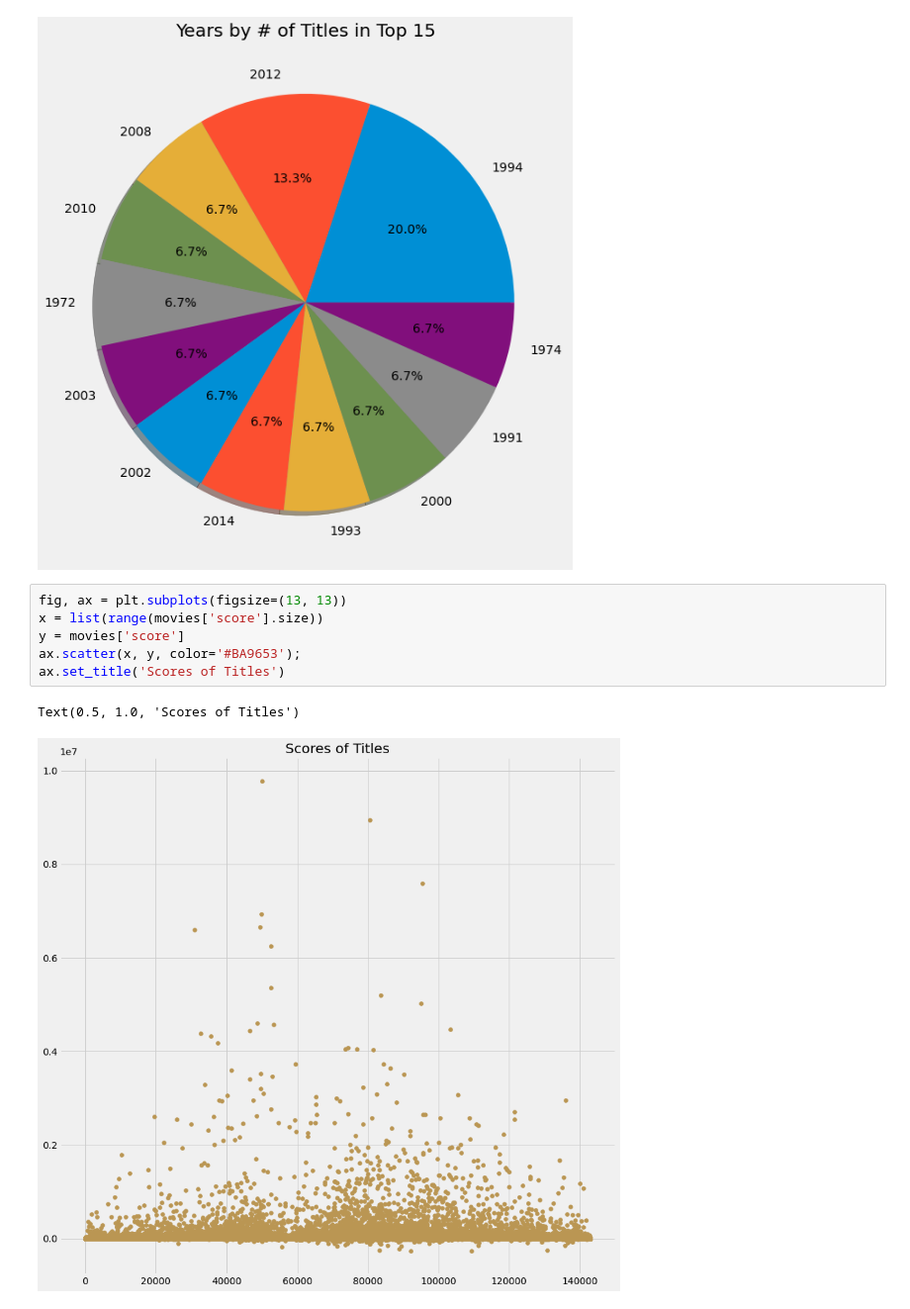
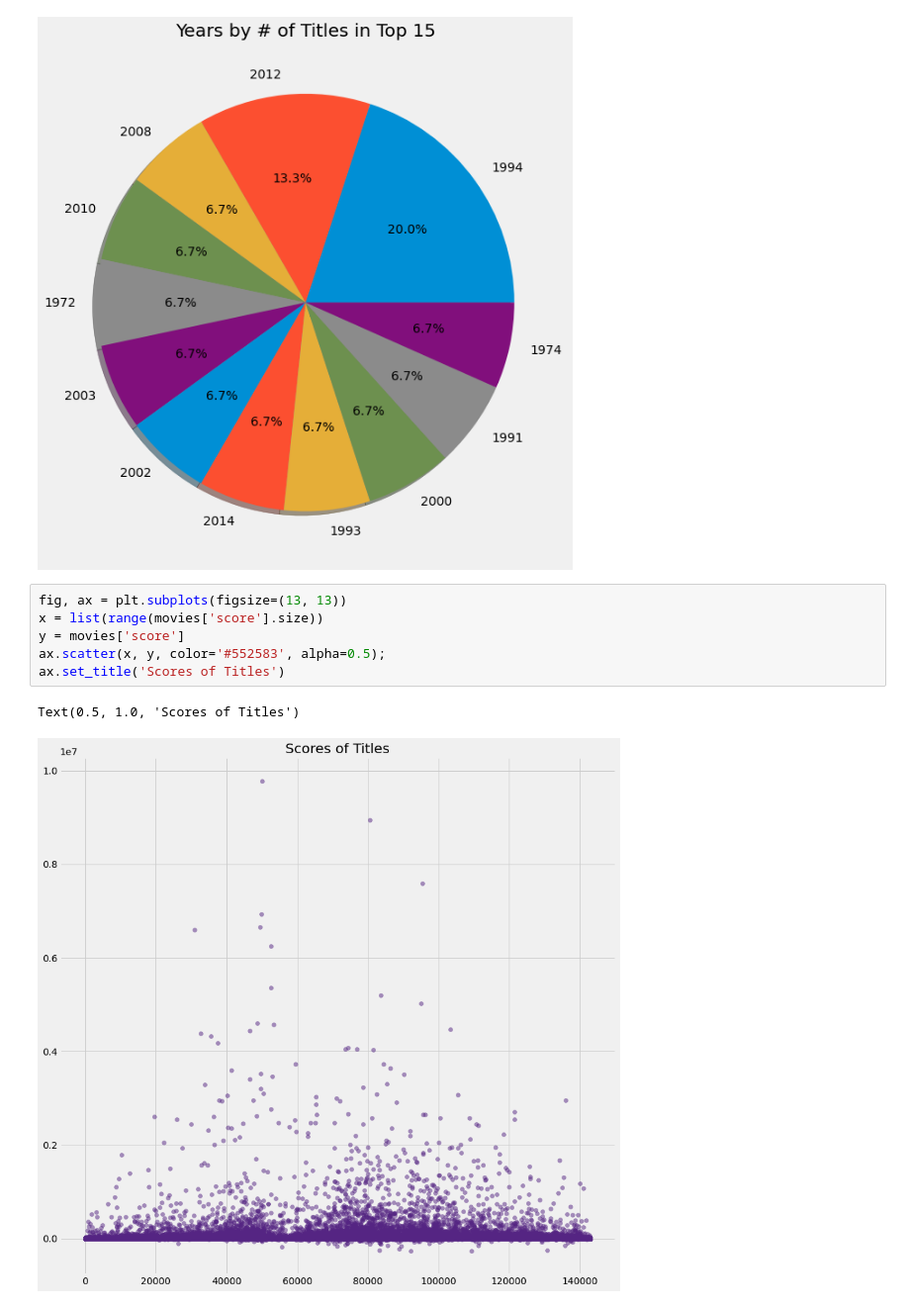
Before and after one commit to hurshkarkhanis/movie_ratings, a Jupyter notebook: src/exploratory_data_analysis.ipynb, the cells around one changed output. Shown at 99% size. Drawn from its saved outputs; the diff is of its cells as text.

```diff
--- a/src/exploratory_data_analysis.ipynb
+++ b/src/exploratory_data_analysis.ipynb
@@ -173,9 +173,9 @@ homemade_pie_with_name(best_years, 'Years by # of Titles in Top {}'.format(GLOBA
 # %%
 fig, ax = plt.subplots(figsize=(13, 13))
 x = list(range(movies['score'].size))
 y = movies['score']
-ax.scatter(x, y, color='#BA9653');
+ax.scatter(x, y, color='#552583', alpha=0.5);
 ax.set_title('Scores of Titles')
 # %% [output]
 Text(0.5, 1.0, 'Scores of Titles')
-[figure, old version]
+[figure, new version]
```
